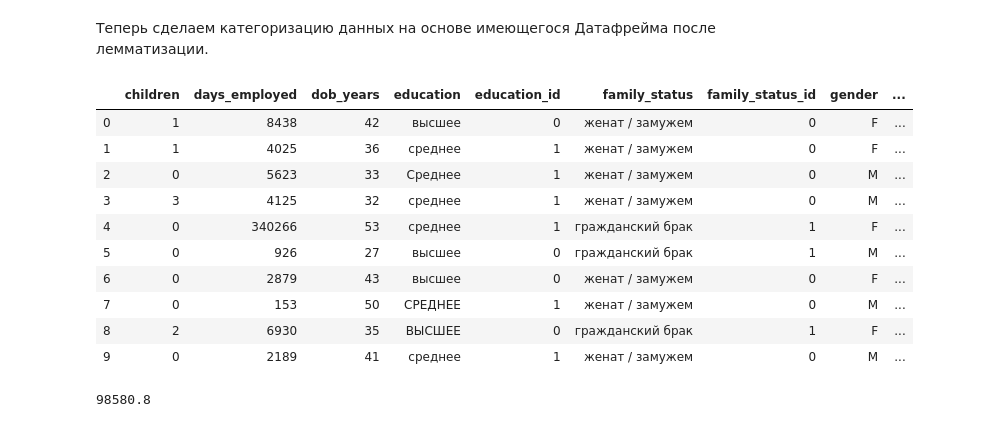
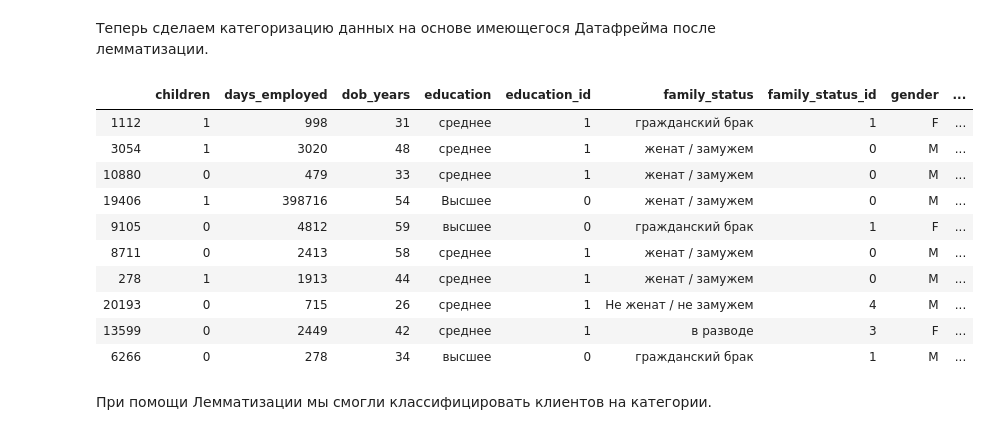
Before and after one commit to ViacheslavPogorelyy/YaP, a Jupyter notebook: part_number_one/Project_1.ipynb, the cells around one changed output. Cells and saved outputs as stored; diff of their text form; code cells hidden in the pictures.

```diff
--- a/part_number_one/Project_1.ipynb
+++ b/part_number_one/Project_1.ipynb
@@ -501,37 +509,31 @@ df1
 # %%
 def uniq(text):
     m.lemmatize(text)
-    if ('жилье' in text):
-        return 'недвижимость'
-    if ('недвижимость' in text):
+    if ('жилье' in text or 'недвижимость' in text):
         return 'недвижимость'
     if ('автомобиль' in text):
         return 'авто'
     if ('образование' in text):
         return 'образование'
     if ('свадьба' in text):
         return 'свадьба'
     return 'прочее'
 
 #добавляем в Датафрейм корректные категории целей выдачи кредита для дальнейшего анализа.
 df['for_category'] = df1['lemmas'].apply(uniq)
 
-df.head(10)
+df.sample(10)
 # %% [output]
 |  | children | days_employed | dob_years | education | education_id | family_status | family_status_id | gender | ... |
-| 0 | 1 | 8438 | 42 | высшее | 0 | женат / замужем | 0 | F | ... |
-| 1 | 1 | 4025 | 36 | среднее | 1 | женат / замужем | 0 | F | ... |
-| 2 | 0 | 5623 | 33 | Среднее | 1 | женат / замужем | 0 | M | ... |
-| 3 | 3 | 4125 | 32 | среднее | 1 | женат / замужем | 0 | M | ... |
-| 4 | 0 | 340266 | 53 | среднее | 1 | гражданский брак | 1 | F | ... |
-| 5 | 0 | 926 | 27 | высшее | 0 | гражданский брак | 1 | M | ... |
-| 6 | 0 | 2879 | 43 | высшее | 0 | женат / замужем | 0 | F | ... |
-| 7 | 0 | 153 | 50 | СРЕДНЕЕ | 1 | женат / замужем | 0 | M | ... |
-| 8 | 2 | 6930 | 35 | ВЫСШЕЕ | 0 | гражданский брак | 1 | F | ... |
-| 9 | 0 | 2189 | 41 | среднее | 1 | женат / замужем | 0 | M | ... |
+| 1112 | 1 | 998 | 31 | среднее | 1 | гражданский брак | 1 | F | ... |
+| 3054 | 1 | 3020 | 48 | среднее | 1 | женат / замужем | 0 | M | ... |
+| 10880 | 0 | 479 | 33 | среднее | 1 | женат / замужем | 0 | M | ... |
+| 19406 | 1 | 398716 | 54 | Высшее | 0 | женат / замужем | 0 | M | ... |
+| 9105 | 0 | 4812 | 59 | высшее | 0 | гражданский брак | 1 | F | ... |
+| 8711 | 0 | 2413 | 58 | среднее | 1 | женат / замужем | 0 | M | ... |
+| 278 | 1 | 1913 | 44 | среднее | 1 | женат / замужем | 0 | M | ... |
+| 20193 | 0 | 715 | 26 | среднее | 1 | Не женат / не замужем | 4 | M | ... |
+| 13599 | 0 | 2449 | 42 | среднее | 1 | в разводе | 3 | F | ... |
+| 6266 | 0 | 278 | 34 | высшее | 0 | гражданский брак | 1 | M | ... |
-# %%
-#при помощи метода квантиль определим по уроврню дохода одинаковые категории для классификации клиентов.
-
-df['total_income'].quantile(0.20)
-# %% [output]
-98580.8
+# %% [markdown]
+При помощи Лемматизации мы смогли классифицировать клиентов на категории.
```
Also changed, not shown: parts of 14 cells of this notebook.
